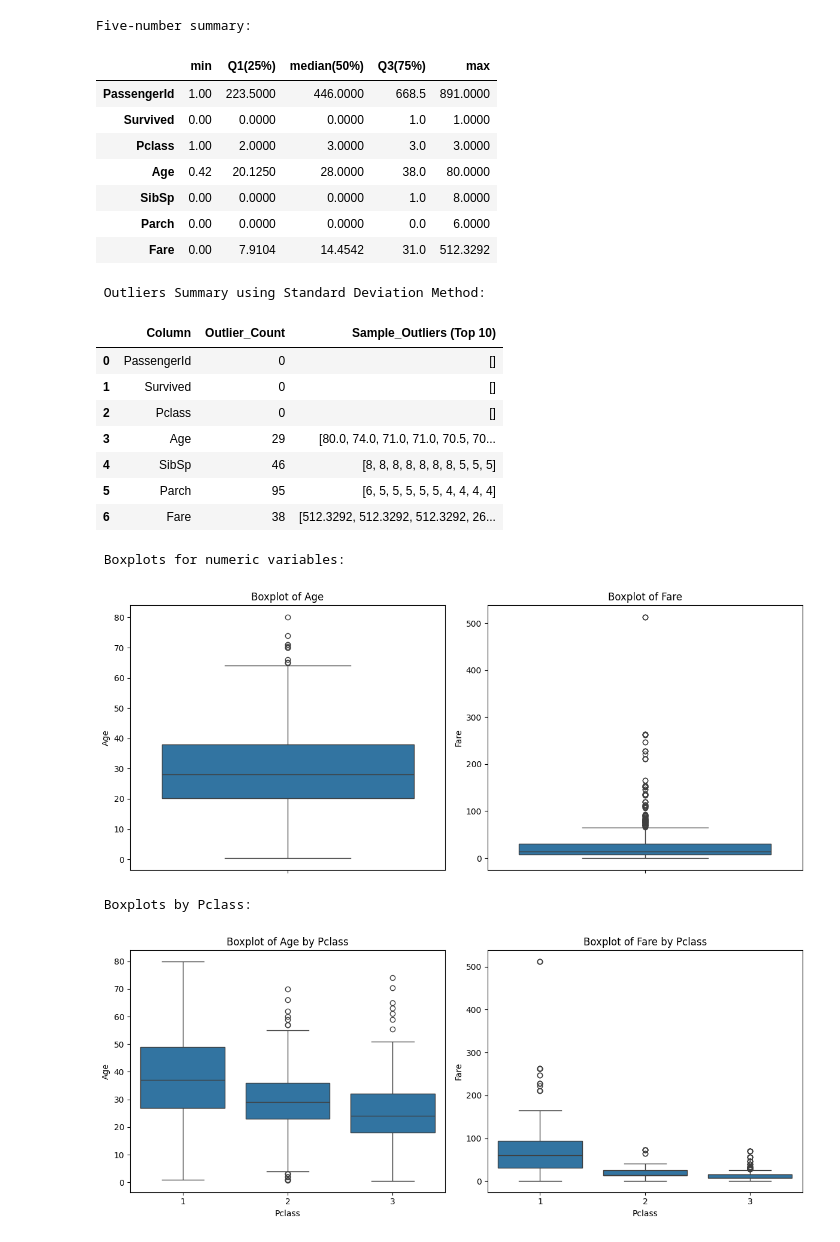
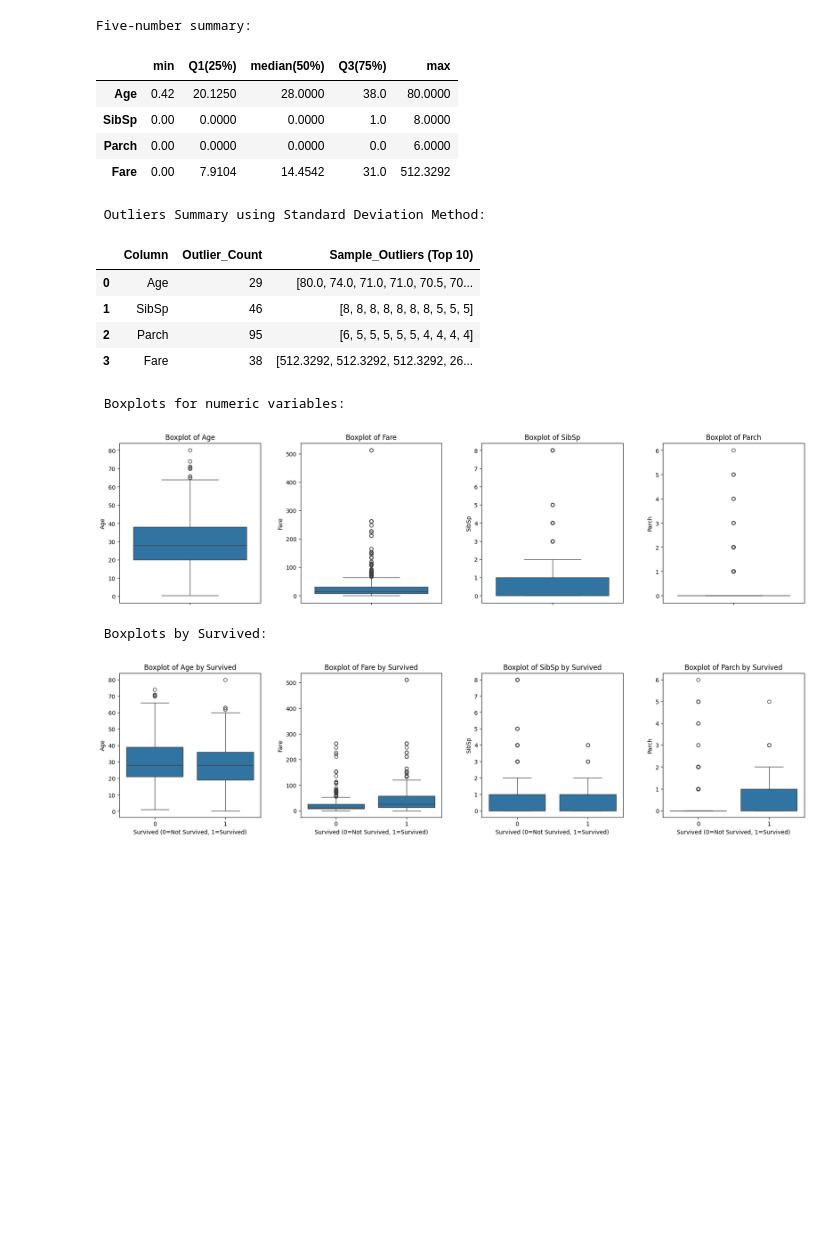
Before and after one commit to Leenasmk3/IT326-DataMining-Project, a Jupyter notebook: Phase2.ipynb, the cells around one changed output. Drawn from its saved outputs; the diff is of its cells as text; code cells hidden in the pictures; blank space fills up the shorter version.

```diff
--- a/Phase2.ipynb
+++ b/Phase2.ipynb
@@ -48,6 +48,11 @@ None
 # %%
 #  Five-number summary
 numeric_cols = df.select_dtypes(include=['int64','float64']).columns.tolist()
+
+# Remove the unwanted columns
+exclude_cols = ['PassengerId', 'Survived', 'Pclass']
+numeric_cols = [col for col in numeric_cols if col not in exclude_cols]
+
 five_num = df[numeric_cols].quantile([0, 0.25, 0.5, 0.75, 1.0]).T
 five_num.columns = ['min', 'Q1(25%)', 'median(50%)', 'Q3(75%)', 'max']
 print("\nFive-number summary:")
@@ -55,9 +60,6 @@ display(five_num)
 # %% [output]
 Five-number summary:
 |  | min | Q1(25%) | median(50%) | Q3(75%) | max |
-| PassengerId | 1.00 | 223.5000 | 446.0000 | 668.5 | 891.0000 |
-| Survived | 0.00 | 0.0000 | 0.0000 | 1.0 | 1.0000 |
-| Pclass | 1.00 | 2.0000 | 3.0000 | 3.0 | 3.0000 |
 | Age | 0.42 | 20.1250 | 28.0000 | 38.0 | 80.0000 |
 | SibSp | 0.00 | 0.0000 | 0.0000 | 1.0 | 8.0000 |
 | Parch | 0.00 | 0.0000 | 0.0000 | 0.0 | 6.0000 |
@@ -65,6 +67,11 @@ Five-number summary:
 # %%
 # Select only numeric columns
 numeric_cols = df.select_dtypes(include=[np.number]).columns
+
+
+# Remove unwanted columns
+exclude_cols = ['PassengerId', 'Survived', 'Pclass']
+numeric_cols = [col for col in numeric_cols if col not in exclude_cols]
 
 # Threshold for standard deviation method
 threshold = 2
@@ -99,34 +106,37 @@ display(summary_df)
 # %% [output]
  Outliers Summary using Standard Deviation Method:
 |  | Column | Outlier_Count | Sample_Outliers (Top 10) |
-| 0 | PassengerId | 0 | [] |
-| 1 | Survived | 0 | [] |
-| 2 | Pclass | 0 | [] |
-| 3 | Age | 29 | [80.0, 74.0, 71.0, 71.0, 70.5, 70... |
-| 4 | SibSp | 46 | [8, 8, 8, 8, 8, 8, 8, 5, 5, 5] |
-| 5 | Parch | 95 | [6, 5, 5, 5, 5, 5, 4, 4, 4, 4] |
-| 6 | Fare | 38 | [512.3292, 512.3292, 512.3292, 26... |
+| 0 | Age | 29 | [80.0, 74.0, 71.0, 71.0, 70.5, 70... |
+| 1 | SibSp | 46 | [8, 8, 8, 8, 8, 8, 8, 5, 5, 5] |
+| 2 | Parch | 95 | [6, 5, 5, 5, 5, 5, 4, 4, 4, 4] |
+| 3 | Fare | 38 | [512.3292, 512.3292, 512.3292, 26... |
 # %%
 # Boxplots for numeric variables
 print("\n Boxplots for numeric variables: \n")
-fig, axes = plt.subplots(1, 2, figsize=(12, 5))
-for i, col in enumerate(['Age','Fare']):
+numeric_cols = ['Age', 'Fare', 'SibSp', 'Parch']
+
+fig, axes = plt.subplots(1, len(numeric_cols), figsize=(18, 5))
+for i, col in enumerate(numeric_cols):
     sns.boxplot(data=df, y=col, ax=axes[i])
     axes[i].set_title(f'Boxplot of {col}')
-plt.tight_layout()
+plt.tight_layout(pad=3.0)
 plt.show()
 
-#  Boxplots by Pclass (Age & Fare)
-print("\n Boxplots by Pclass: \n")
-fig, axes = plt.subplots(1, 2, figsize=(12, 5))
-for i, col in enumerate(['Age','Fare']):
-    sns.boxplot(data=df, x='Pclass', y=col, ax=axes[i])
-    axes[i].set_title(f'Boxplot of {col} by Pclass')
-plt.tight_layout()
+# Boxplots by Survived (Age, Fare, SibSp, Parch)
+print("\n Boxplots by Survived: \n")
+fig, axes = plt.subplots(1, len(numeric_cols), figsize=(18, 5))
+
+for i, col in enumerate(numeric_cols):
+    sns.boxplot(data=df, x='Survived', y=col, ax=axes[i])
+    axes[i].set_title(f'Boxplot of {col} by Survived')
+    axes[i].set_xlabel('Survived (0=Not Survived, 1=Survived)')
+    axes[i].set_ylabel(col)
+
+plt.tight_layout(pad=3.0)
 plt.show()
 # %% [output]
  Boxplots for numeric variables:
-[figure, old version]
+[figure, new version]
- Boxplots by Pclass:
+ Boxplots by Survived:
-[figure, old version]
+[figure, new version]
 # %%
```
Also changed, not shown: parts of 1 cell of this notebook.
